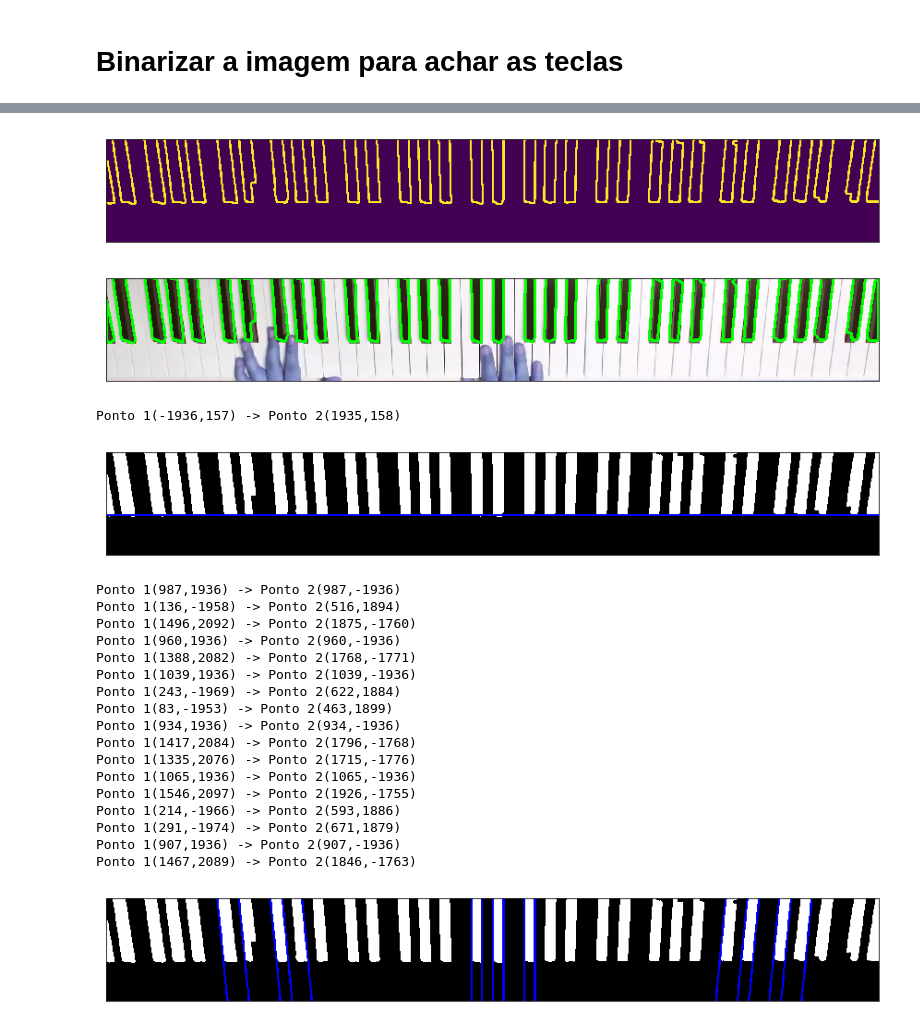
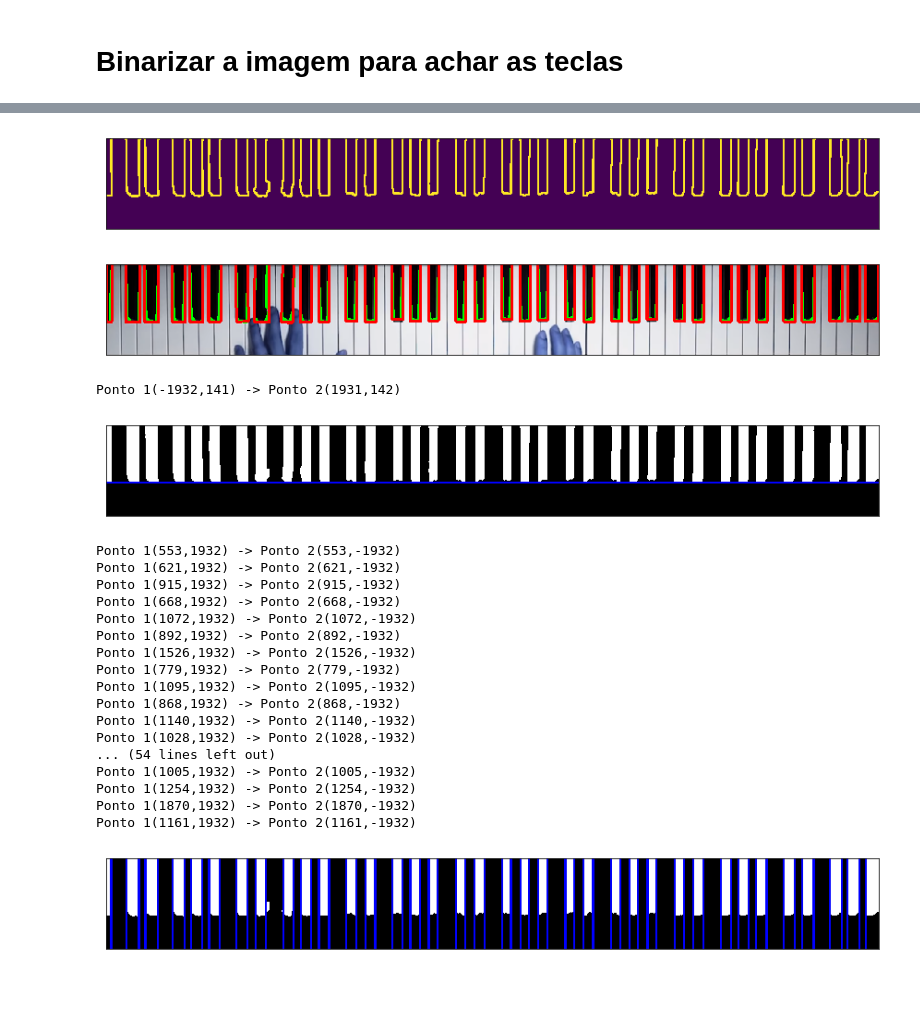
Before and after one commit to rafaeltoyo/piano-lindinho, a Jupyter notebook: notebook/keyboard.ipynb, the cells around one changed output, grey strips where cells are left out. Saved outputs shown, nothing was run; the diff lists cells and outputs as text; code cells hidden in the pictures; blank space fills up the shorter version.

```diff
--- a/notebook/keyboard.ipynb
+++ b/notebook/keyboard.ipynb
@@ -15,12 +15,14 @@ def image_plot(img):
 # %% [markdown]
 # Segmentar o piano na imagem
 # %%
-image = cv2.imread("piano2.png")
+img_id = 1
+img_name = "piano{}.png".format(img_id)
+image = cv2.imread(img_name)
 (h, w, c) = image.shape
 
 # Marcar corte
-hi, hf = 548, 804
-# hi, hf = 535, 760
+hi, hf = [(535, 760), (548, 804), (520, 784)][img_id - 1]
+
 cropped_preview = image.copy()
 cv2.line(cropped_preview, (0, hi), (w-1, hi), (0, 0, 255), 3)
 cv2.line(cropped_preview, (0, hf), (w-1, hf), (0, 0, 255), 3)
@@ -59,7 +61,7 @@ teste[0:hh,:] = gsimg
 teste = teste.astype('uint8')
 
 # Binarização por Otsu
-ret, thresh = cv2.threshold(gsimg, 0, 255, cv2.THRESH_BINARY + cv2.THRESH_OTSU)
+ret, thresh = cv2.threshold(teste, 0, 255, cv2.THRESH_BINARY + cv2.THRESH_OTSU)
 thresh = thresh[0:hh,:]
 image_plot(thresh)
 
@@ -79,20 +81,29 @@ image_plot(thresh)
 edges = cv2.Canny(thresh, 50, 150, apertureSize=3)
 image_plot(cv2.dilate(edges, np.ones((5,5))))
 # %% [output]
-[figure, old version]
+[figure, new version]
 # %%
 quero = cropped.copy()
 contours, _ = cv2.findContours(thresh, cv2.RETR_TREE, cv2.CHAIN_APPROX_SIMPLE)
 for cnt in contours:
     #approx = cv2.approxPolyDP(cnt, 0.01 * cv2.arcLength(cnt, True), True)
-    approx = cv2.approxPolyDP(cnt, 5, True)
+    approx = cv2.approxPolyDP(cnt, 4, True)
+
     xi,yi,wi,hi = cv2.boundingRect(cnt)
+
     #cv2.rectangle(quero, (xi,yi), (xi+wi,yi+hi), (0,0,255), 5)
     cv2.drawContours(quero, [approx], 0, (0,255,0), 5)
 
+
+
+    box = cv2.boxPoints(cv2.minAreaRect(cnt))
+    cv2.drawContours(quero, [np.intp(box)], 0, (255,0,0), 5)
+
+num_keys = len(contours)
+
 image_plot(quero)
 # %% [output]
-[figure, old version]
+[figure, new version]
 # %%
 hough = cv2.cvtColor(thresh, cv2.COLOR_GRAY2RGB)
 
@@ -130,8 +141,8 @@ if lines is not None:
 
 image_plot(hough)
 # %% [output]
-Ponto 1(-1936,157) -> Ponto 2(1935,158)
+Ponto 1(-1932,141) -> Ponto 2(1931,142)
-[figure, old version]
+[figure, new version]
 # %%
 hough = cv2.cvtColor(thresh, cv2.COLOR_GRAY2RGB)
 
@@ -144,8 +155,15 @@ lines = cv2.HoughLines(edges, 1, np.pi / 32, int(cropped.shape[0] * 0.25))
 # Tamanho da diagonal da imagem
 maxsize = int(np.sqrt(cropped.shape[0] ** 2 + cropped.shape[1] ** 2))
 
+iter = 0
+
 if lines is not None:
     for line in lines:
+
+        if iter > num_keys * 3:
+            pass
+        iter += 1
+
         rho, theta = line[0]
 
         if (np.pi * 3/4 >= (theta % np.pi) >= np.pi * 1/4):
@@ -164,23 +182,23 @@ if lines is not None:
 
 image_plot(hough)
 # %% [output]
-Ponto 1(987,1936) -> Ponto 2(987,-1936)
-Ponto 1(136,-1958) -> Ponto 2(516,1894)
-Ponto 1(1496,2092) -> Ponto 2(1875,-1760)
-Ponto 1(960,1936) -> Ponto 2(960,-1936)
-Ponto 1(1388,2082) -> Ponto 2(1768,-1771)
-Ponto 1(1039,1936) -> Ponto 2(1039,-1936)
-Ponto 1(243,-1969) -> Ponto 2(622,1884)
-Ponto 1(83,-1953) -> Ponto 2(463,1899)
-Ponto 1(934,1936) -> Ponto 2(934,-1936)
-Ponto 1(1417,2084) -> Ponto 2(1796,-1768)
-Ponto 1(1335,2076) -> Ponto 2(1715,-1776)
-Ponto 1(1065,1936) -> Ponto 2(1065,-1936)
-Ponto 1(1546,2097) -> Ponto 2(1926,-1755)
-Ponto 1(214,-1966) -> Ponto 2(593,1886)
-Ponto 1(291,-1974) -> Ponto 2(671,1879)
-Ponto 1(907,1936) -> Ponto 2(907,-1936)
-Ponto 1(1467,2089) -> Ponto 2(1846,-1763)
+Ponto 1(553,1932) -> Ponto 2(553,-1932)
+Ponto 1(621,1932) -> Ponto 2(621,-1932)
+Ponto 1(915,1932) -> Ponto 2(915,-1932)
+Ponto 1(668,1932) -> Ponto 2(668,-1932)
+Ponto 1(1072,1932) -> Ponto 2(1072,-1932)
+Ponto 1(892,1932) -> Ponto 2(892,-1932)
+Ponto 1(1526,1932) -> Ponto 2(1526,-1932)
+Ponto 1(779,1932) -> Ponto 2(779,-1932)
+Ponto 1(1095,1932) -> Ponto 2(1095,-1932)
+Ponto 1(868,1932) -> Ponto 2(868,-1932)
+Ponto 1(1140,1932) -> Ponto 2(1140,-1932)
+Ponto 1(1028,1932) -> Ponto 2(1028,-1932)
+... (54 lines left out)
+Ponto 1(1005,1932) -> Ponto 2(1005,-1932)
+Ponto 1(1254,1932) -> Ponto 2(1254,-1932)
+Ponto 1(1870,1932) -> Ponto 2(1870,-1932)
+Ponto 1(1161,1932) -> Ponto 2(1161,-1932)
-[figure, old version]
+[figure, new version]
 # %%
 # Ransac
```
Also changed, not shown: parts of 3 cells of this notebook.
